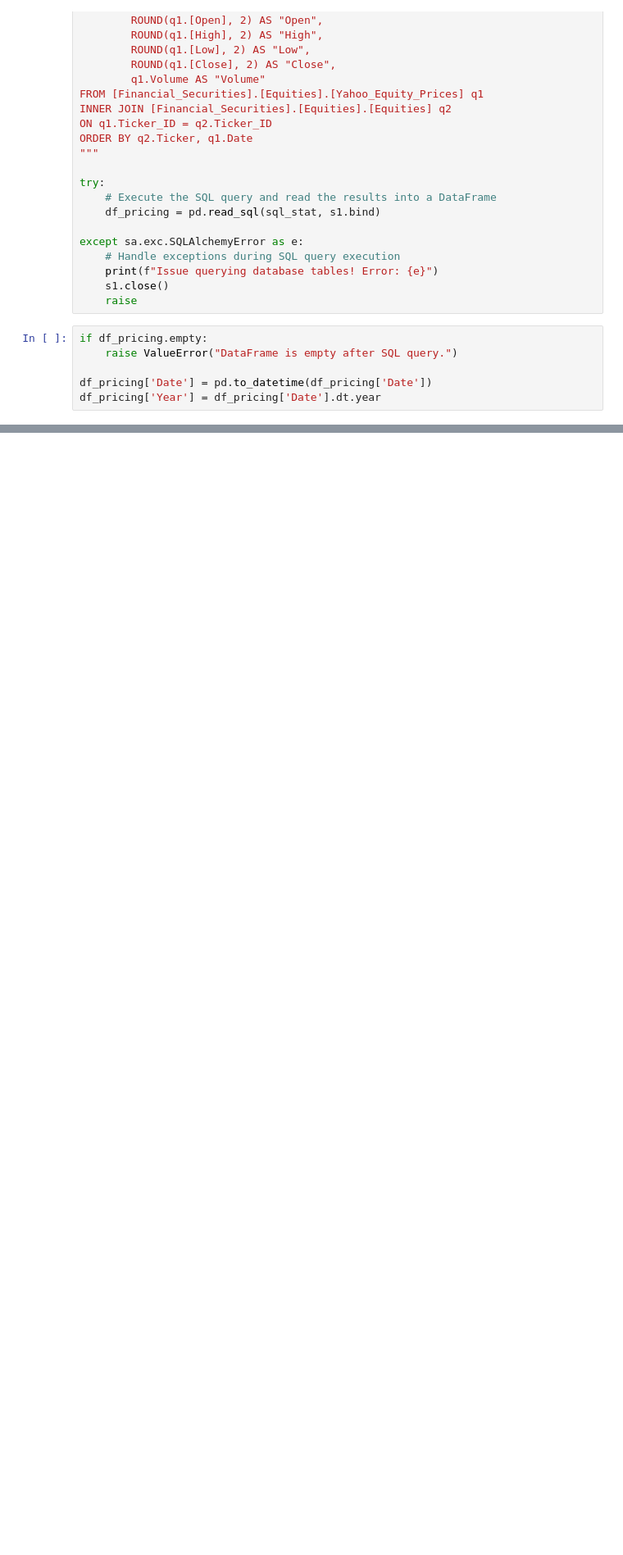
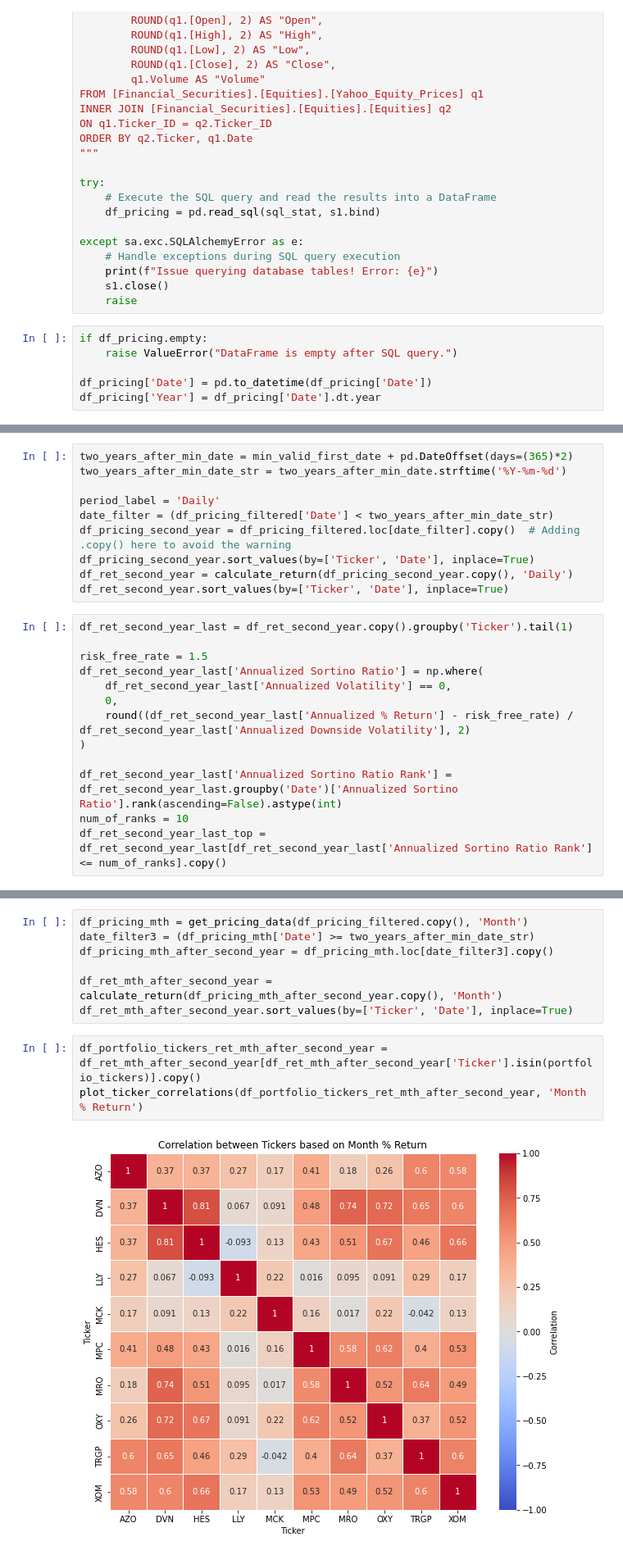
Before and after one commit to danvuk567/SP500-Stock-Analysis, a Jupyter notebook: Python-Portfolio-Performance-Analysis/Portfolio-Performance-Analysis.ipynb, the cells around one changed output, grey strips where cells are left out. Shown at 82% size. Cells and saved outputs as stored; diff of their text form; blank space fills up the shorter version.

```diff
--- a/Python-Portfolio-Performance-Analysis/Portfolio-Performance-Analysis.ipynb
+++ b/Python-Portfolio-Performance-Analysis/Portfolio-Performance-Analysis.ipynb
@@ -239,0 +86,23 @@ plot_ticker_correlations(df_portfolio_ret_mth2, 'Month % Return')
+# %%
+two_years_after_min_date = min_valid_first_date + pd.DateOffset(days=(365)*2)
+two_years_after_min_date_str = two_years_after_min_date.strftime('%Y-%m-%d')
+
+period_label = 'Daily'
+date_filter = (df_pricing_filtered['Date'] < two_years_after_min_date_str)
+df_pricing_second_year = df_pricing_filtered.loc[date_filter].copy()  # Adding .copy() here to avoid the warning
+df_pricing_second_year.sort_values(by=['Ticker', 'Date'], inplace=True)
+df_ret_second_year = calculate_return(df_pricing_second_year.copy(), 'Daily')
+df_ret_second_year.sort_values(by=['Ticker', 'Date'], inplace=True)
+# %%
+df_ret_second_year_last = df_ret_second_year.copy().groupby('Ticker').tail(1)
+
+risk_free_rate = 1.5
+df_ret_second_year_last['Annualized Sortino Ratio'] = np.where(
+    df_ret_second_year_last['Annualized Volatility'] == 0,
+    0,
+    round((df_ret_second_year_last['Annualized % Return'] - risk_free_rate) / df_ret_second_year_last['Annualized Downside Volatility'], 2)
+)
+
+df_ret_second_year_last['Annualized Sortino Ratio Rank'] = df_ret_second_year_last.groupby('Date')['Annualized Sortino Ratio'].rank(ascending=False).astype(int)
+num_of_ranks = 10
+df_ret_second_year_last_top = df_ret_second_year_last[df_ret_second_year_last['Annualized Sortino Ratio Rank'] <= num_of_ranks].copy()
@@ -239,0 +250,12 @@ plot_ticker_correlations(df_portfolio_ret_mth2, 'Month % Return')
+# %%
+df_pricing_mth = get_pricing_data(df_pricing_filtered.copy(), 'Month')
+date_filter3 = (df_pricing_mth['Date'] >= two_years_after_min_date_str)
+df_pricing_mth_after_second_year = df_pricing_mth.loc[date_filter3].copy()
+
+df_ret_mth_after_second_year = calculate_return(df_pricing_mth_after_second_year.copy(), 'Month')
+df_ret_mth_after_second_year.sort_values(by=['Ticker', 'Date'], inplace=True)
+# %%
+df_portfolio_tickers_ret_mth_after_second_year = df_ret_mth_after_second_year[df_ret_mth_after_second_year['Ticker'].isin(portfolio_tickers)].copy()
+plot_ticker_correlations(df_portfolio_tickers_ret_mth_after_second_year, 'Month % Return')
+# %% [output]
+[figure, added]
```
Also changed, not shown: parts of 35 cells of this notebook.
